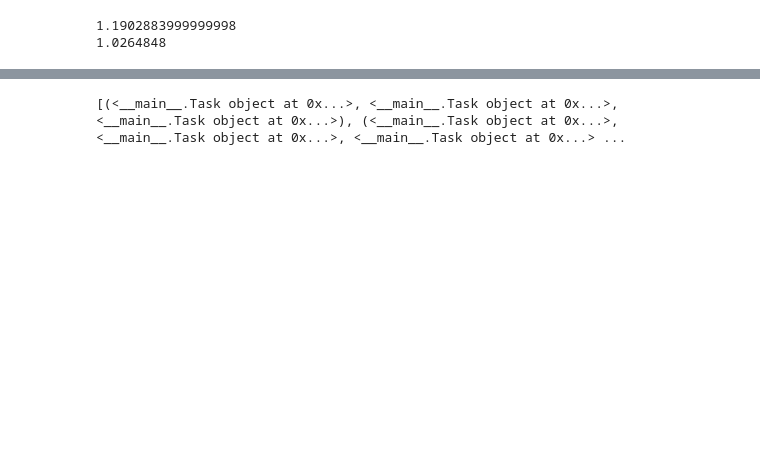
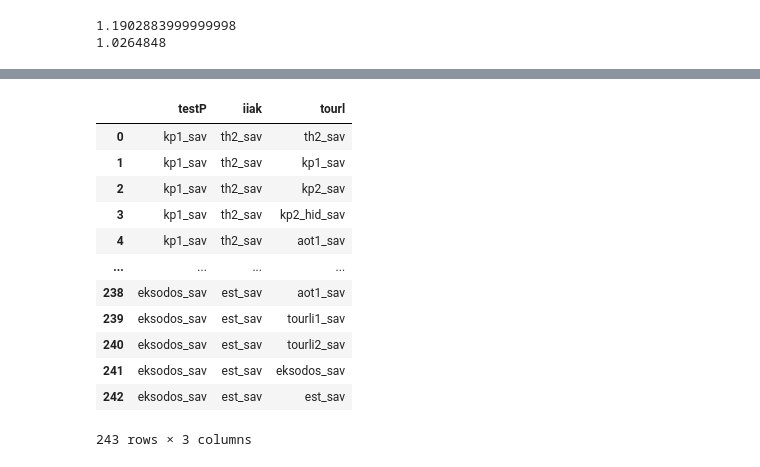
Before and after one commit to DimitrisMitroulis/TaskDistribution, a Jupyter notebook: Untitled0.ipynb, the cells around one changed output, grey strips where cells are left out. Cells and saved outputs as stored; diff of their text form; code cells hidden in the pictures; blank space fills up the shorter version.

Commit message:
extracting all possible combinations, purging invalid

```diff
--- a/Untitled0.ipynb
+++ b/Untitled0.ipynb
@@ -612,19 +612,41 @@ t_list
-# %%
-# Example 2D array with tasks
-avail_tasks = t_list
-
-# Number of people
-num_people = len(p_list)
-
-# Generate all possible combinations
-all_combinations = list(itertools.product(*avail_tasks))
-print(all_combinations)
-
-# Filter out combinations with duplicate tasks in one day
-#unique_combinations = [combo for combo in all_combinations if all(len(set(day)) == len(day) for day in zip(*[combo[i::num_people] for i in range(num_people)]))]
-
-# Print the unique combinations
-#for combo in unique_combinations:
-#    print(combo)
-# %% [output]
-[(<__main__.Task object at 0x...>, <__main__.Task object at 0x...>, <__main__.Task object at 0x...>), (<__main__.Task object at 0x...>, <__main__.Task object at 0x...>, <__main__.Task object at 0x...> ...
+# %%
+# Example 2D array with tasks
+avail_tasks = t_list
+
+# Number of people
+num_people = len(p_list)
+
+
+# Create a list to store all combinations
+all_combinations = []
+y_list = []
+
+
+# Example DataFrame with NaN elements
+
+df = t_list
+
+# Create a list of lists containing non-NaN elements for each column
+non_nan_lists = [df[col].dropna().tolist() for col in df.columns]
+
+# Generate all possible combinations of non-NaN elements
+combinations = list(product(*non_nan_lists))
+
+# Create a new DataFrame from the combinations
+result_df = pd.DataFrame(combinations, columns=df.columns)
+# %%
+result_df
+# %% [output]
+|  | testP | iiak | tourl |
+| 0 | kp1_sav | th2_sav | th2_sav |
+| 1 | kp1_sav | th2_sav | kp1_sav |
+| 2 | kp1_sav | th2_sav | kp2_sav |
+| 3 | kp1_sav | th2_sav | kp2_hid_sav |
+| 4 | kp1_sav | th2_sav | aot1_sav |
+| ... | ... | ... | ... |
+| 238 | eksodos_sav | est_sav | aot1_sav |
+| 239 | eksodos_sav | est_sav | tourli1_sav |
+| 240 | eksodos_sav | est_sav | tourli2_sav |
+| 241 | eksodos_sav | est_sav | eksodos_sav |
+| 242 | eksodos_sav | est_sav | est_sav |
+243 rows × 3 columns
```
Also changed, not shown: parts of 4 cells of this notebook.
